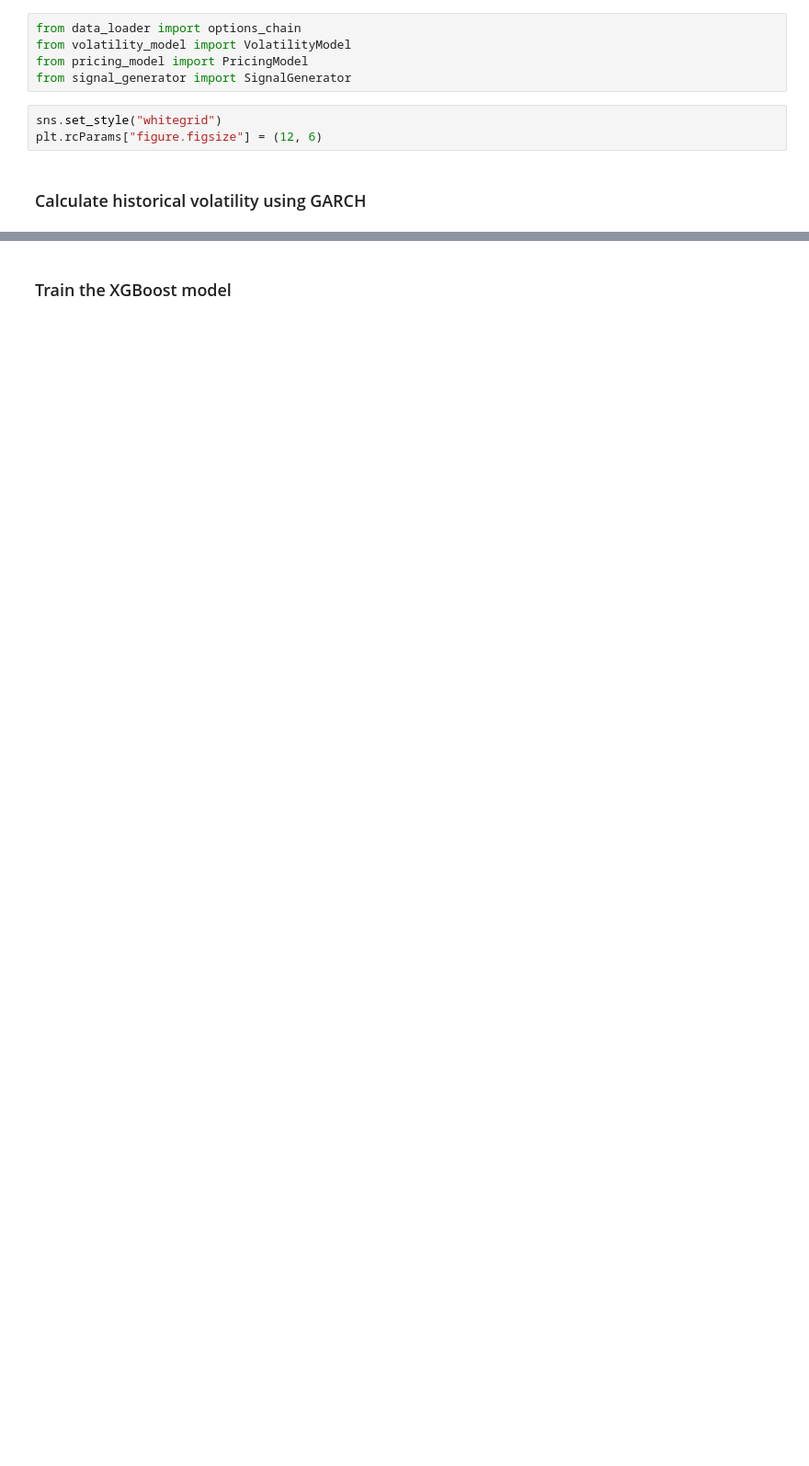
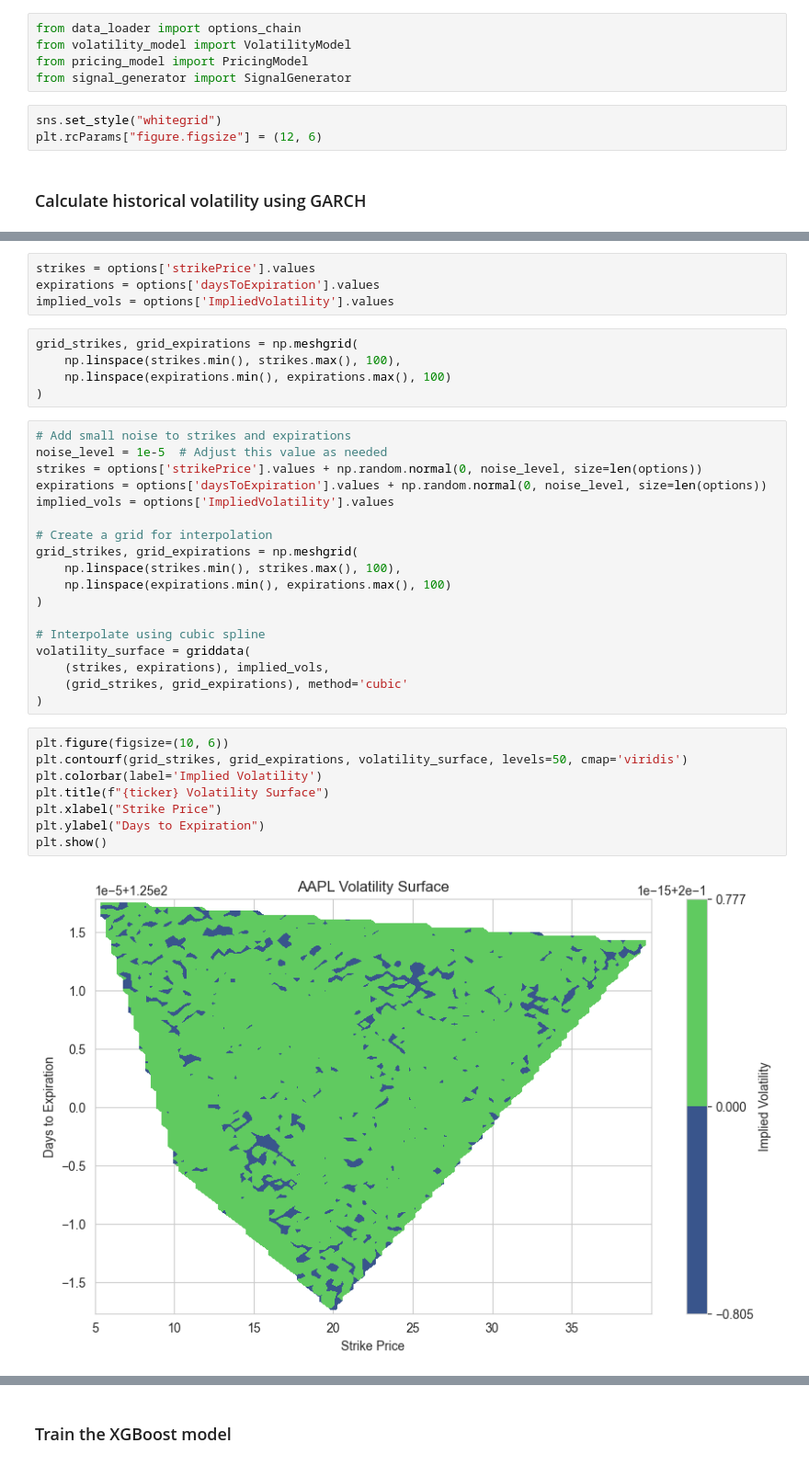
Before and after one commit to devxinvestor/Options, a Jupyter notebook: options.ipynb, the cells around one changed output, grey strips where cells are left out. Shown: that part at 92% size. Cells and saved outputs as stored; diff of their text form; blank space fills up the shorter version.

```diff
--- a/options.ipynb
+++ b/options.ipynb
@@ -50 +148,38 @@ print(f"Latest GARCH Volatility: {garch_volatility.iloc[-1]:.4f}")
+# %%
+strikes = options['strikePrice'].values
+expirations = options['daysToExpiration'].values
+implied_vols = options['ImpliedVolatility'].values
+# %%
+grid_strikes, grid_expirations = np.meshgrid(
+    np.linspace(strikes.min(), strikes.max(), 100),
+    np.linspace(expirations.min(), expirations.max(), 100)
+)
+# %%
+# Add small noise to strikes and expirations
+noise_level = 1e-5  # Adjust this value as needed
+strikes = options['strikePrice'].values + np.random.normal(0, noise_level, size=len(options))
+expirations = options['daysToExpiration'].values + np.random.normal(0, noise_level, size=len(options))
+implied_vols = options['ImpliedVolatility'].values
+
+# Create a grid for interpolation
+grid_strikes, grid_expirations = np.meshgrid(
+    np.linspace(strikes.min(), strikes.max(), 100),
+    np.linspace(expirations.min(), expirations.max(), 100)
+)
+
+# Interpolate using cubic spline
+volatility_surface = griddata(
+    (strikes, expirations), implied_vols,
+    (grid_strikes, grid_expirations), method='cubic'
+)
+# %%
+plt.figure(figsize=(10, 6))
+plt.contourf(grid_strikes, grid_expirations, volatility_surface, levels=50, cmap='viridis')
+plt.colorbar(label='Implied Volatility')
+plt.title(f"{ticker} Volatility Surface")
+plt.xlabel("Strike Price")
+plt.ylabel("Days to Expiration")
+plt.show()
+# %% [output]
+[figure, added]
 # %%
```
Also changed, not shown: parts of 34 cells of this notebook, 6 other files.
